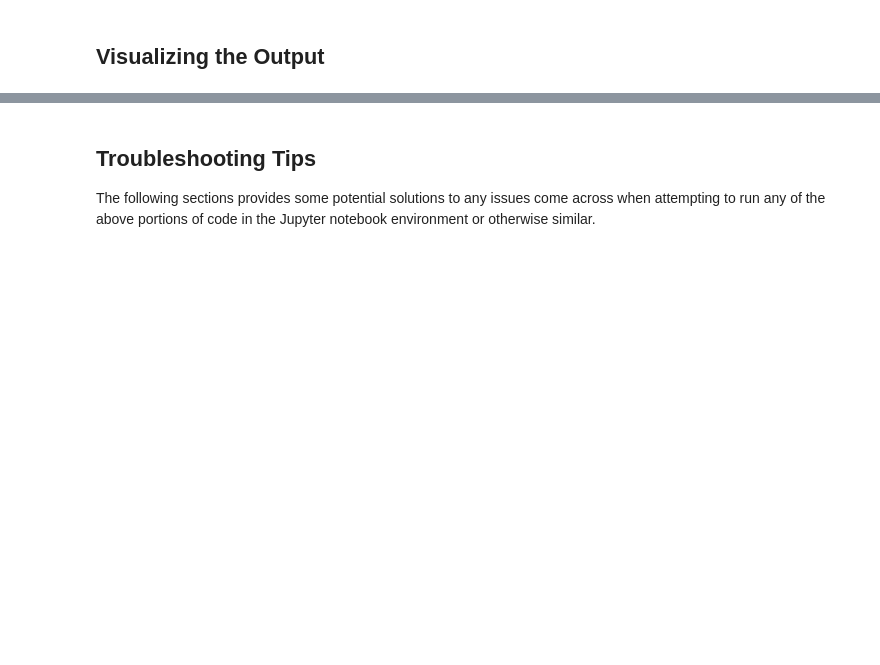
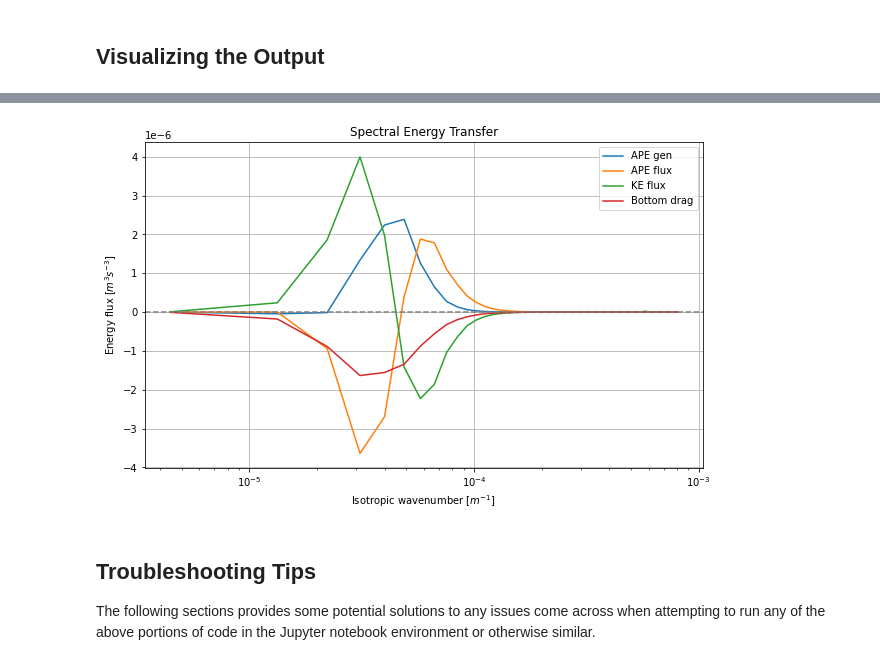
Before and after one commit to m2lines/MLwithQG, a Jupyter notebook: notebooks/Running High Resolution Simulations With pyqg.ipynb, the cells around one changed output, grey strips where cells are left out. Cells and saved outputs as stored; diff of their text form; code cells hidden in the pictures; blank space fills up the shorter version.

```diff
--- a/notebooks/Running High Resolution Simulations With pyqg.ipynb
+++ b/notebooks/Running High Resolution Simulations With pyqg.ipynb
@@ -170,3 +212,25 @@ plt.tight_layout()
+# %%
+# Spectral energy flux terms
+kr, APEgenspec = tools.calc_ispec(eddy_model, eddy_model_ds.APEgenspec.data)
+_, APEflux     = tools.calc_ispec(eddy_model, eddy_model_ds.APEflux.data)
+_, KEflux      = tools.calc_ispec(eddy_model, eddy_model_ds.KEflux.data)
+_, KEfrictionspec = tools.calc_ispec(eddy_model, eddy_model_ds.KEfrictionspec.data)
+
+energy_budget = [ APEgenspec,
+                  APEflux,
+                  KEflux,
+                  KEfrictionspec]
+energy_budget_labels = ['APE gen','APE flux','KE flux','Bottom drag']
+plt.figure(figsize=(10,6))
+[plt.semilogx(kr, term) for term in energy_budget]
+plt.axhline(0, color='gray', ls='--')
+plt.legend(energy_budget_labels, loc='upper right')
+plt.xlabel(r'Isotropic wavenumber [$m^{-1}$]');
+plt.ylabel(r'Energy flux [$m^{3}s^{-3}$]');
+plt.title('Spectral Energy Transfer');
+plt.grid()
+# %% [output]
+[figure, added]
 # %% [markdown]
 ## Troubleshooting Tips
 The following sections provides some potential solutions to any issues come across when attempting to run any of the above portions of code in the Jupyter notebook environment or otherwise similar.
```
Also changed, not shown: parts of 16 cells of this notebook.
